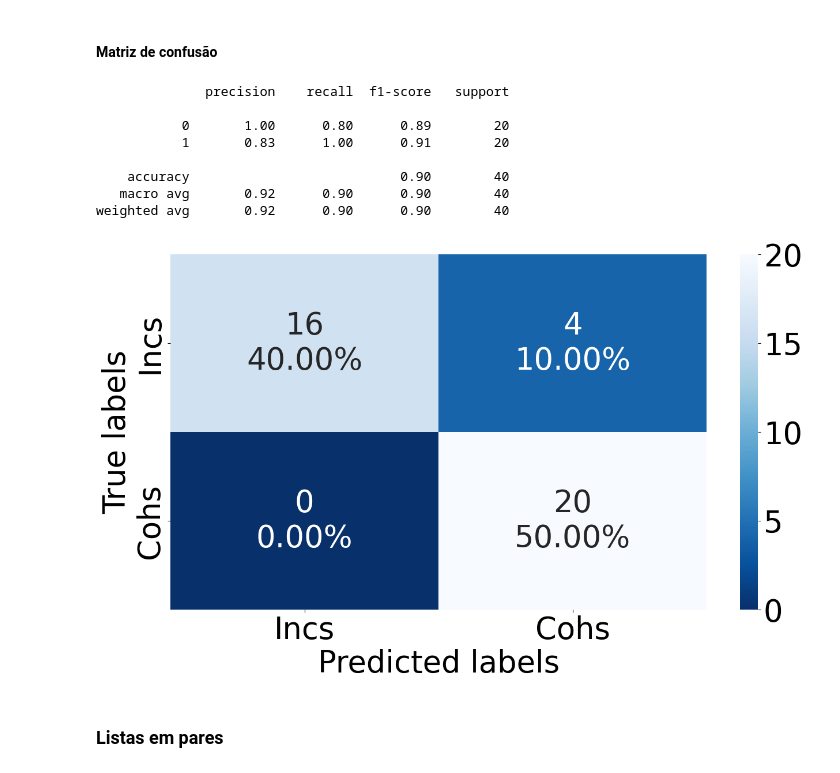
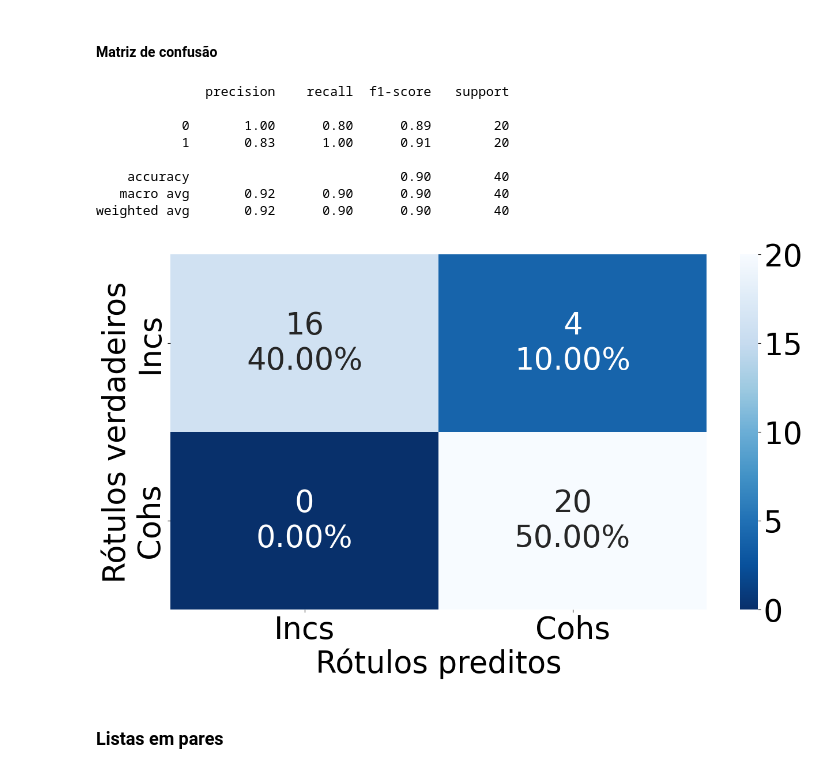
Before and after one commit to osmarbraz/cohewl, a Jupyter notebook: notebooks/CohQuAD_LLM_Coh_inc_pt_br/09.1 - AnaliseClassificadorLLM_COHQUAD_INIT_PTBR_P1_v1.ipynb, the cells around one changed output. Cells and saved outputs as stored; diff of their text form; code cells hidden in the pictures.

```diff
--- a/notebooks/CohQuAD_LLM_Coh_inc_pt_br/09.1 - AnaliseClassificadorLLM_COHQUAD_INIT_PTBR_P1_v1.ipynb
+++ b/notebooks/CohQuAD_LLM_Coh_inc_pt_br/09.1 - AnaliseClassificadorLLM_COHQUAD_INIT_PTBR_P1_v1.ipynb
@@ -1081,36 +1079,36 @@ import numpy as np
 x_alvo =     df_dados_classificacao['classe'].tolist()
 y_predicao = df_dados_classificacao['predicao'].tolist()
 
 print(classification_report(x_alvo, y_predicao))
 
 # Insere os dados no gráfico
 cf_matrix = confusion_matrix(x_alvo, y_predicao)
 quantidade_grupos = ["{0:0.0f}".format(valor) for valor in cf_matrix.flatten()]
 percentual_grupos = ["{0:.2%}".format(valor) for valor in cf_matrix.flatten()/np.sum(cf_matrix)]
 rotulos = [f"{v1}\n{v2}" for v1, v2 in zip(quantidade_grupos,percentual_grupos)]
 rotulos = np.asarray(rotulos).reshape(2,2)
 ax = sns.heatmap(cf_matrix, annot=rotulos, fmt='', cmap='Blues_r')
 
 # Texto do eixo x
-ax.set_xlabel('Predicted labels')
+ax.set_xlabel('Rótulos preditos')
 # Texto do eixo y
-ax.set_ylabel('True labels')
+ax.set_ylabel('Rótulos verdadeiros')
 # Rótulos adicionais
 ax.xaxis.set_ticklabels(['Incs','Cohs'])
 ax.yaxis.set_ticklabels(['Incs','Cohs'])
 
 # Mostra o gráfico
 plt.show()
 # %% [output]
               precision    recall  f1-score   support
 
            0       1.00      0.80      0.89        20
            1       0.83      1.00      0.91        20
 
     accuracy                           0.90        40
    macro avg       0.92      0.90      0.90        40
 weighted avg       0.92      0.90      0.90        40
-[figure, old version]
+[figure, new version]
 # %% [markdown]
 ### Listas em pares
 # %% [markdown]
```
Also changed, not shown: parts of 78 cells of this notebook, 19 other files.
